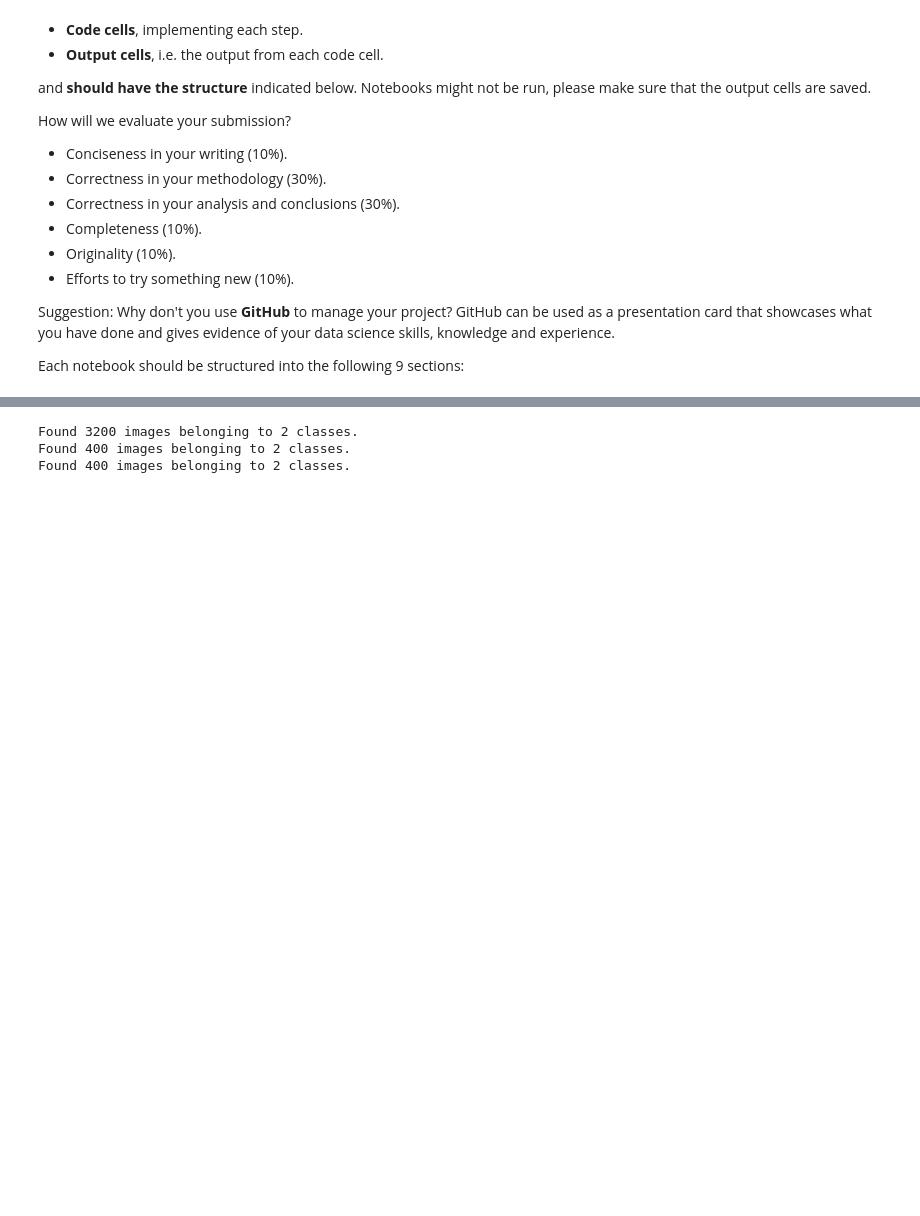
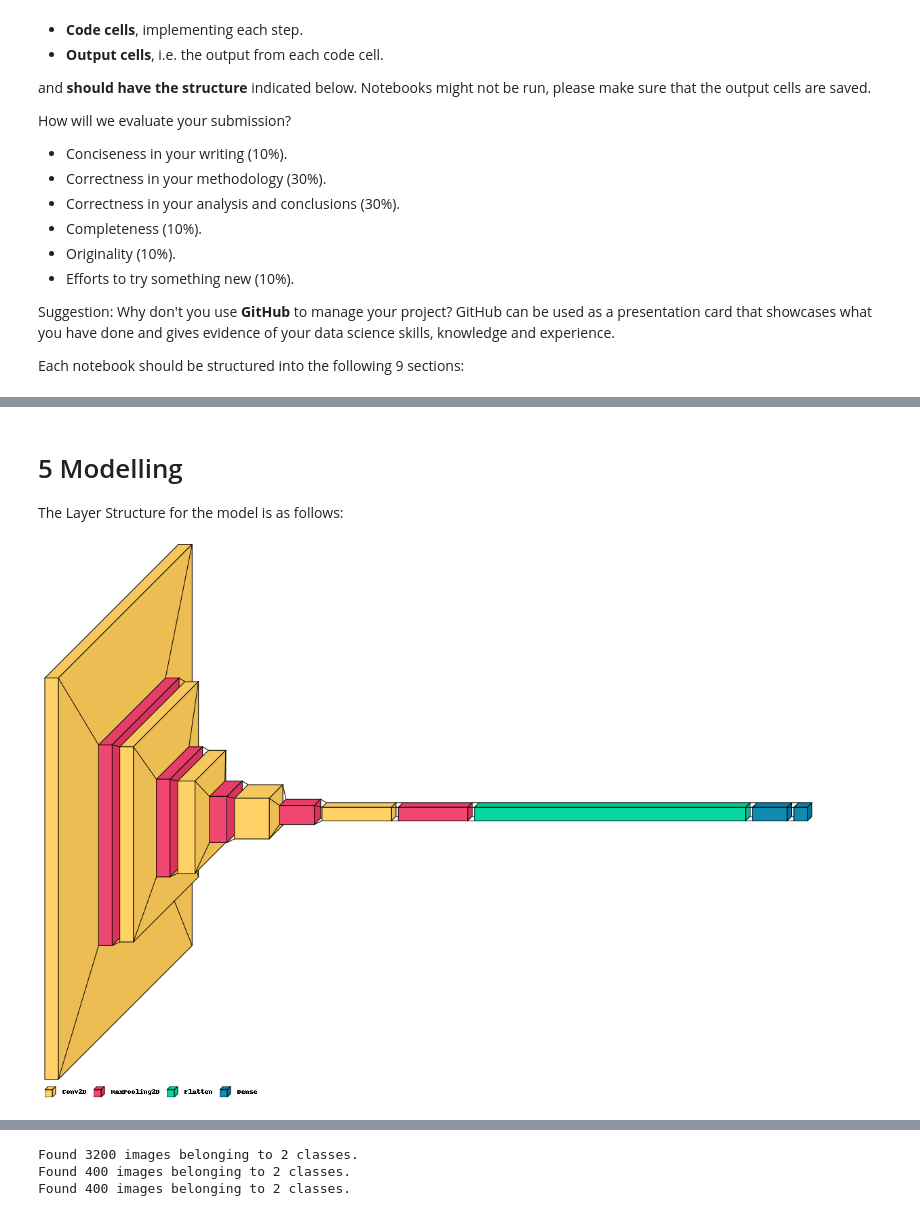
Before and after one commit to wuiyoooo/CNN-Project_on_GENKI4K, a Jupyter notebook: CBU5201_miniproject_advanced.ipynb, the cells around one changed output, grey strips where cells are left out. Cells and saved outputs as stored; diff of their text form; code cells hidden in the pictures; blank space fills up the shorter version.

```diff
--- a/CBU5201_miniproject_advanced.ipynb
+++ b/CBU5201_miniproject_advanced.ipynb
@@ -72,0 +75,10 @@ Carry out your experiments here, explain your results.
+# %% [markdown]
+# 5 Modelling
+
+The Layer Structure for the model is as follows:
+# %%
+import visualkeras
+
+visualkeras.layered_view(model, legend=True)
+# %% [output]
+[figure, added]
```
Also changed, not shown: parts of 22 cells of this notebook, 2 other files.
